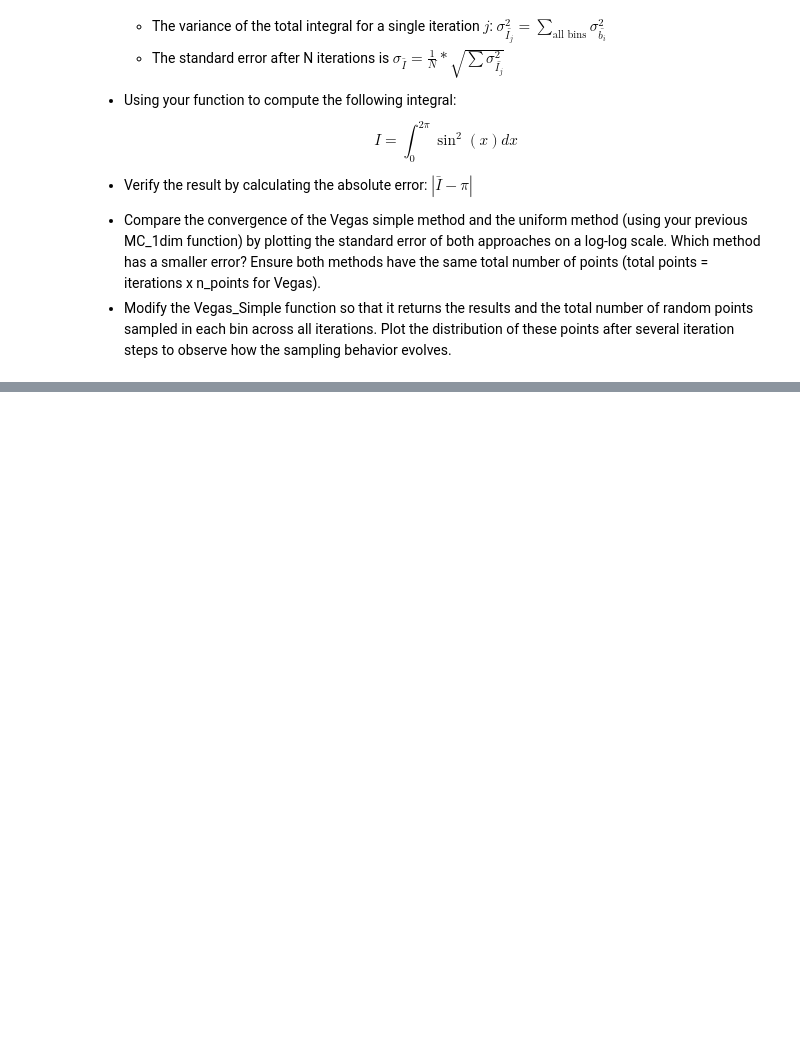
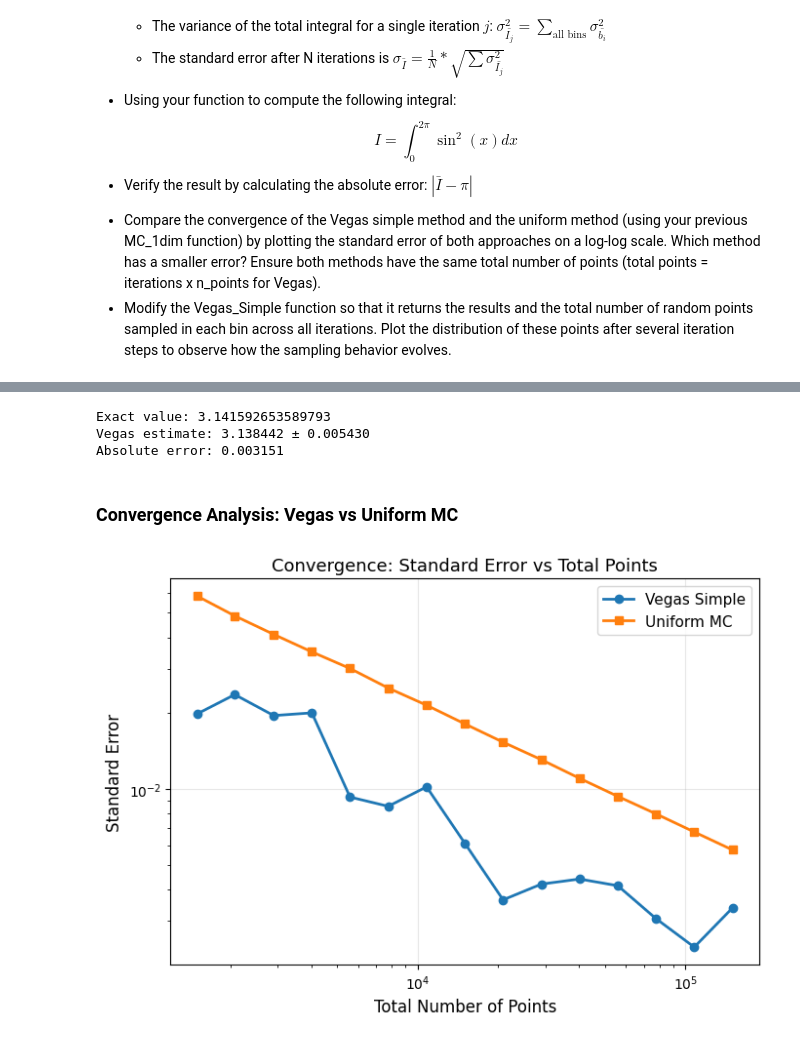
Before and after one commit to mawojcik/symulacje-monte-carlo, a Jupyter notebook: problem_sheet2_Maciej_Wojcik.ipynb, the cells around one changed output, grey strips where cells are left out. Drawn from its saved outputs; the diff is of its cells as text; code cells hidden in the pictures; blank space fills up the shorter version.

```diff
--- a/problem_sheet2_Maciej_Wojcik.ipynb
+++ b/problem_sheet2_Maciej_Wojcik.ipynb
@@ -29,0 +153,66 @@
+# %%
+def f_test(x):
+    return np.sin(x) ** 2
+
+lower = 0
+upper = 2 * np.pi
+exact_value = np.pi
+
+npoints = 2000
+bins = 12
+iterations = 15
+
+I_vegas, err_vegas, points_dist = VegasSimple(lower, upper, f_test, npoints, bins, iterations)
+
+print(f"Exact value: {exact_value}")
+print(f"Vegas estimate: {I_vegas:.6f} ± {err_vegas:.6f}")
+print(f"Absolute error: {abs(I_vegas - exact_value):.6f}")
+# %% [output]
+Exact value: 3.141592653589793
+Vegas estimate: 3.138442 ± 0.005430
+Absolute error: 0.003151
+# %% [markdown]
+### Convergence Analysis: Vegas vs Uniform MC
+# %%
+N_vals = np.logspace(2, 4, 15).astype(int)
+bins_fixed = bins
+iterations_fixed = iterations
+
+vegas_abs_errors = []
+vegas_std_errors = []
+mc_abs_errors = []
+mc_std_errors = []
+
+for N in N_vals:
+    # Vegas Simple
+    I_v, err_v, _ = VegasSimple(lower, upper, f_test, N, bins_fixed, iterations_fixed)
+    vegas_abs_errors.append(abs(I_v - exact_value))
+    vegas_std_errors.append(err_v)
+
+    # Uniform Monte Carlo
+    total_points = N * iterations_fixed
+    I_mc, err_mc = MC_1dim(lower, upper, f_test, total_points)
+    mc_abs_errors.append(abs(I_mc - exact_value))
+    mc_std_errors.append(err_mc)
+
+vegas_abs_errors = np.array(vegas_abs_errors)
+vegas_std_errors = np.array(vegas_std_errors)
+mc_abs_errors = np.array(mc_abs_errors)
+mc_std_errors = np.array(mc_std_errors)
+# %%
+plt.figure(figsize=(7, 5))
+
+plt.loglog(N_vals * iterations_fixed, vegas_std_errors, 'o-', label='Vegas Simple', linewidth=2)
+plt.loglog(N_vals * iterations_fixed, mc_std_errors, 's-', label='Uniform MC', linewidth=2)
+
+plt.xlabel('Total Number of Points', fontsize=12)
+plt.ylabel('Standard Error', fontsize=12)
+plt.title('Convergence: Standard Error vs Total Points', fontsize=13)
+plt.grid(True, alpha=0.3)
+plt.legend(fontsize=11)
+
+plt.tight_layout()
+plt.savefig('exercise1_convergence_comparison.png', dpi=150, bbox_inches='tight')
+plt.show()
+# %% [output]
+[figure, added]
```
Also changed, not shown: parts of 17 cells of this notebook.
